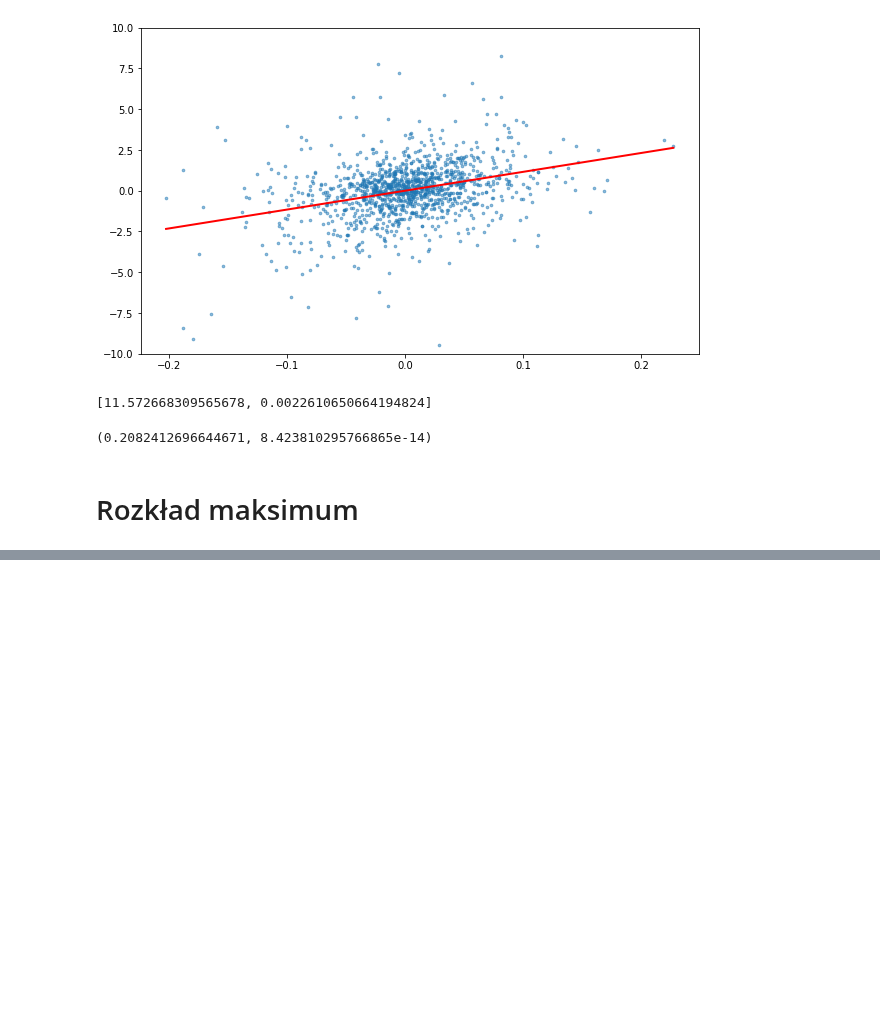
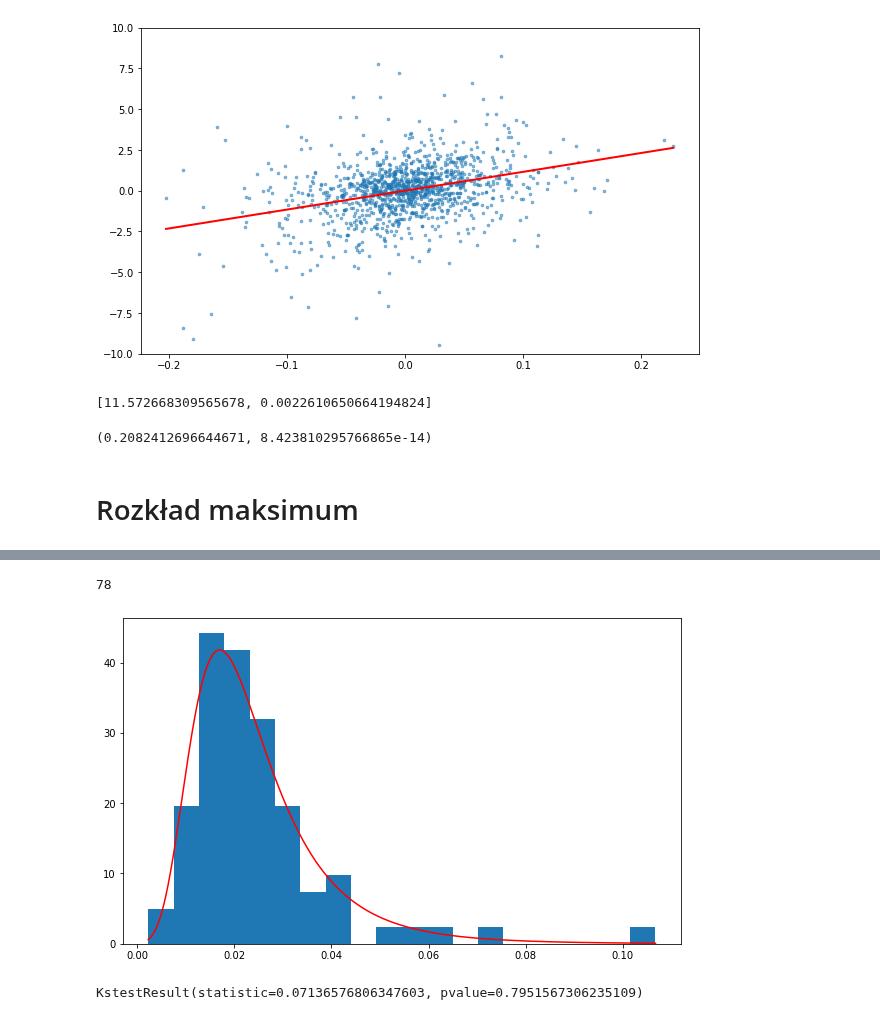
Before and after one commit to Szymex49/NVIDIA_risk_management, a Jupyter notebook: Malec_python.ipynb, the cells around one changed output, grey strips where cells are left out. Saved outputs shown, nothing was run; the diff lists cells and outputs as text; code cells hidden in the pictures; blank space fills up the shorter version.

```diff
--- a/Malec_python.ipynb
+++ b/Malec_python.ipynb
@@ -264,0 +276,23 @@ A[0:4]
+# %%
+L = []
+step = 6
+i = step
+while i < len(X) + 1:
+    L.append(max(X[i-step:i]))
+    i += step
+print(len(L))
+
+ksi, mu, sigma = sp.genextreme.fit(L)
+
+plt.figure(figsize=(10, 6))
+plt.hist(L, bins=20, density=True)
+xs = np.linspace(min(L), max(L), 1000)
+plt.plot(xs, sp.genextreme.pdf(xs, ksi, mu, sigma), c='red')
+plt.show()
+# %% [output]
+78
+[figure, added]
+# %%
+sp.kstest(L, 'genextreme', [ksi, mu, sigma])
+# %% [output]
+KstestResult(statistic=0.07136576806347603, pvalue=0.7951567306235109)
```
Also changed, not shown: parts of 11 cells of this notebook, 3 other files.
